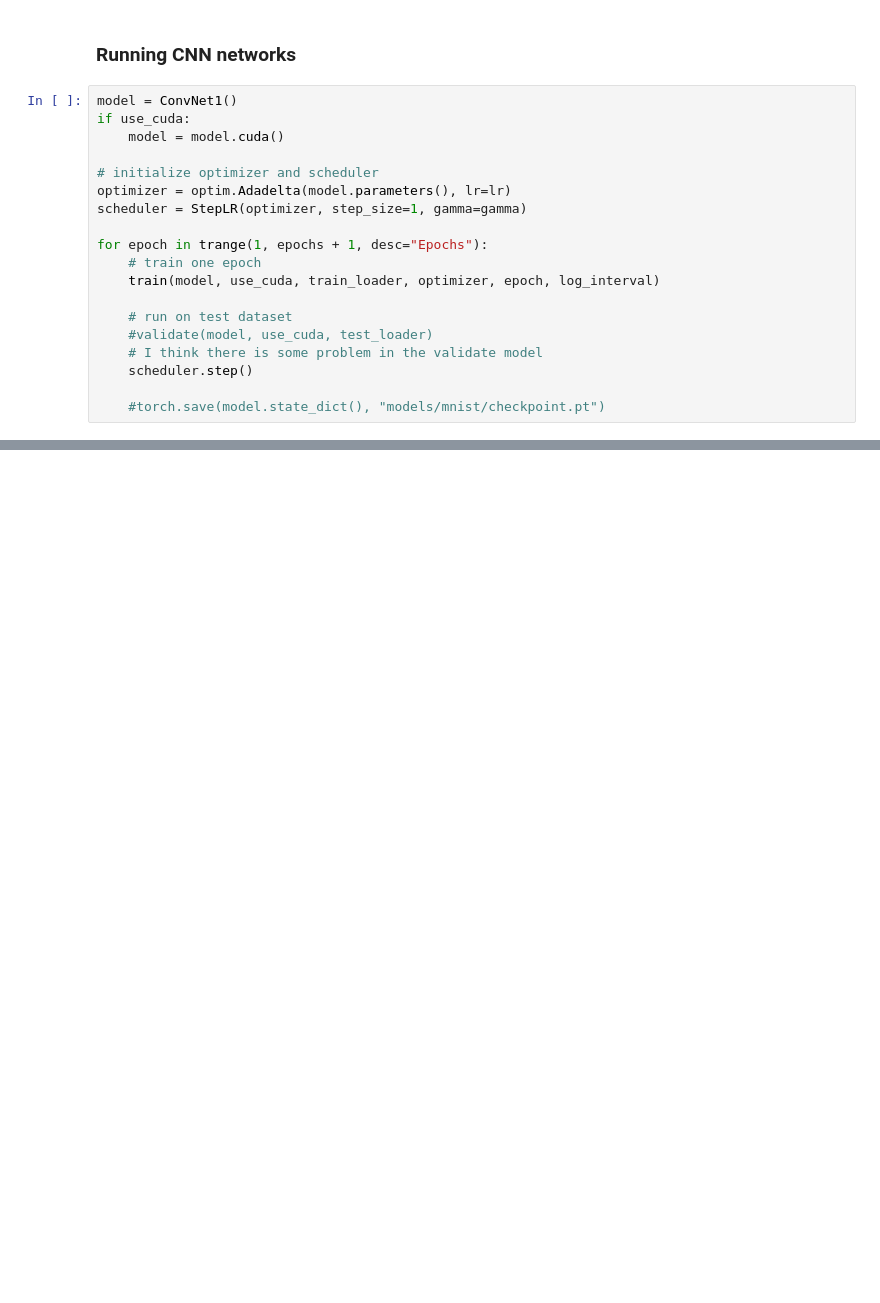
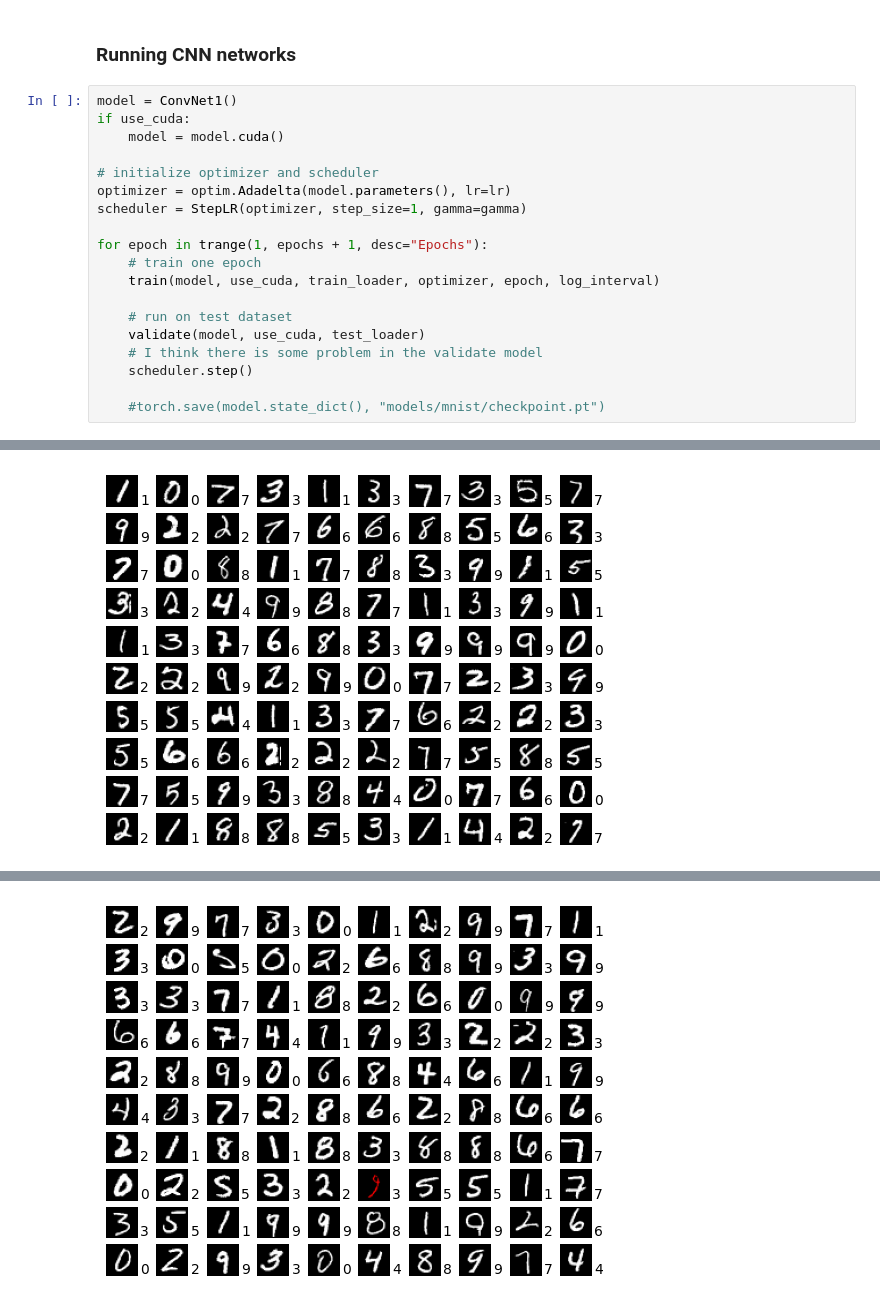
Before and after one commit to neelkanthrawat/3dcv-students, a Jupyter notebook: 3.0-tl-mnist.ipynb, the cells around one changed output, grey strips where cells are left out. Saved outputs shown, nothing was run; the diff lists cells and outputs as text; blank space fills up the shorter version.

```diff
--- a/3.0-tl-mnist.ipynb
+++ b/3.0-tl-mnist.ipynb
@@ -520,8 +619,9 @@ for epoch in trange(1, epochs + 1, desc="Epochs"):
     train(model, use_cuda, train_loader, optimizer, epoch, log_interval)
 
     # run on test dataset
-    #validate(model, use_cuda, test_loader)
+    validate(model, use_cuda, test_loader)
     # I think there is some problem in the validate model
     scheduler.step()
 
     #torch.save(model.state_dict(), "models/mnist/checkpoint.pt")
+# %% [output]
@@ -527,0 +640 @@ for epoch in trange(1, epochs + 1, desc="Epochs"):
+[figure, added]
@@ -528,3 +653,4 @@ for epoch in trange(1, epochs + 1, desc="Epochs"):
+[figure, added]
 # %%
 model = ConvNet2()
 if use_cuda:
```
Also changed, not shown: parts of 12 cells of this notebook, 5 other files.
